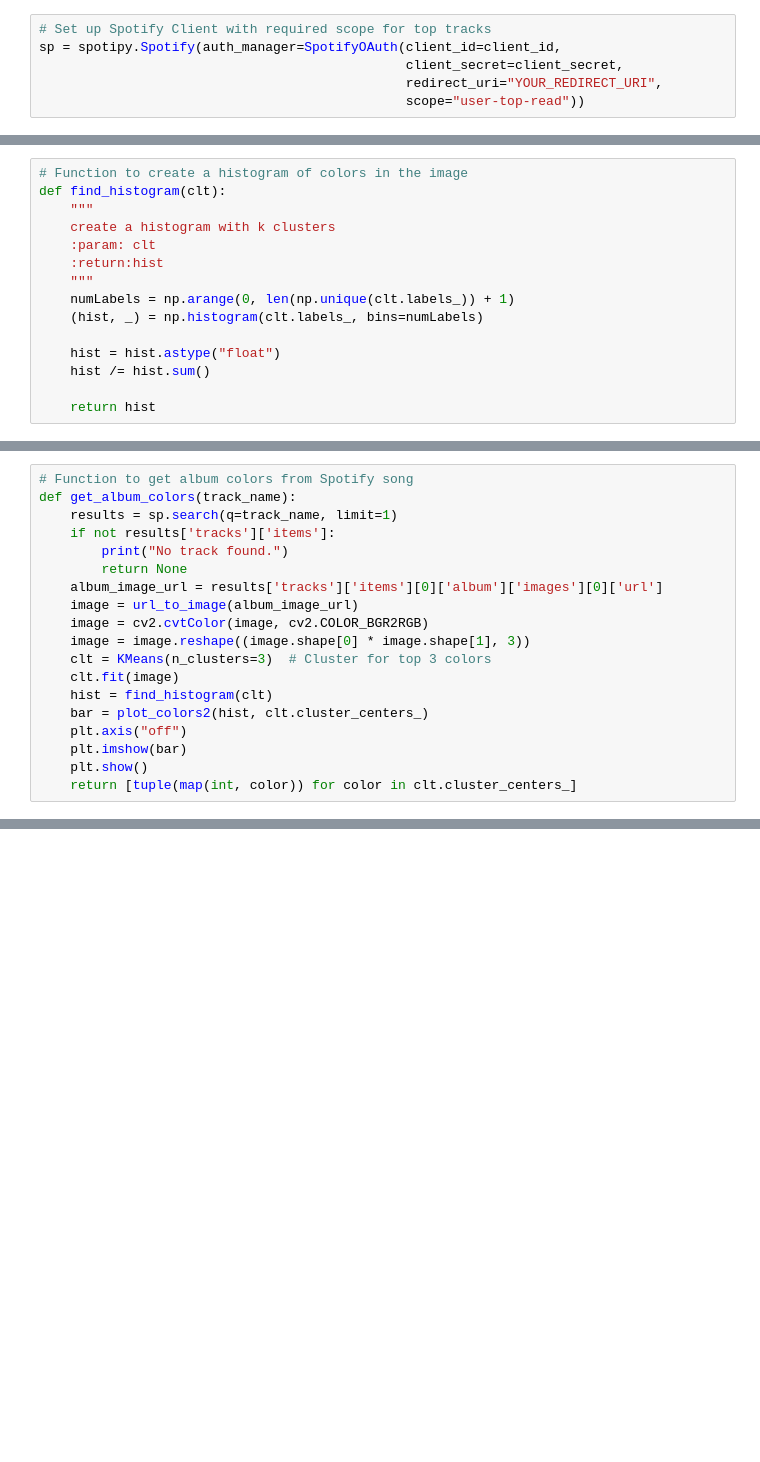
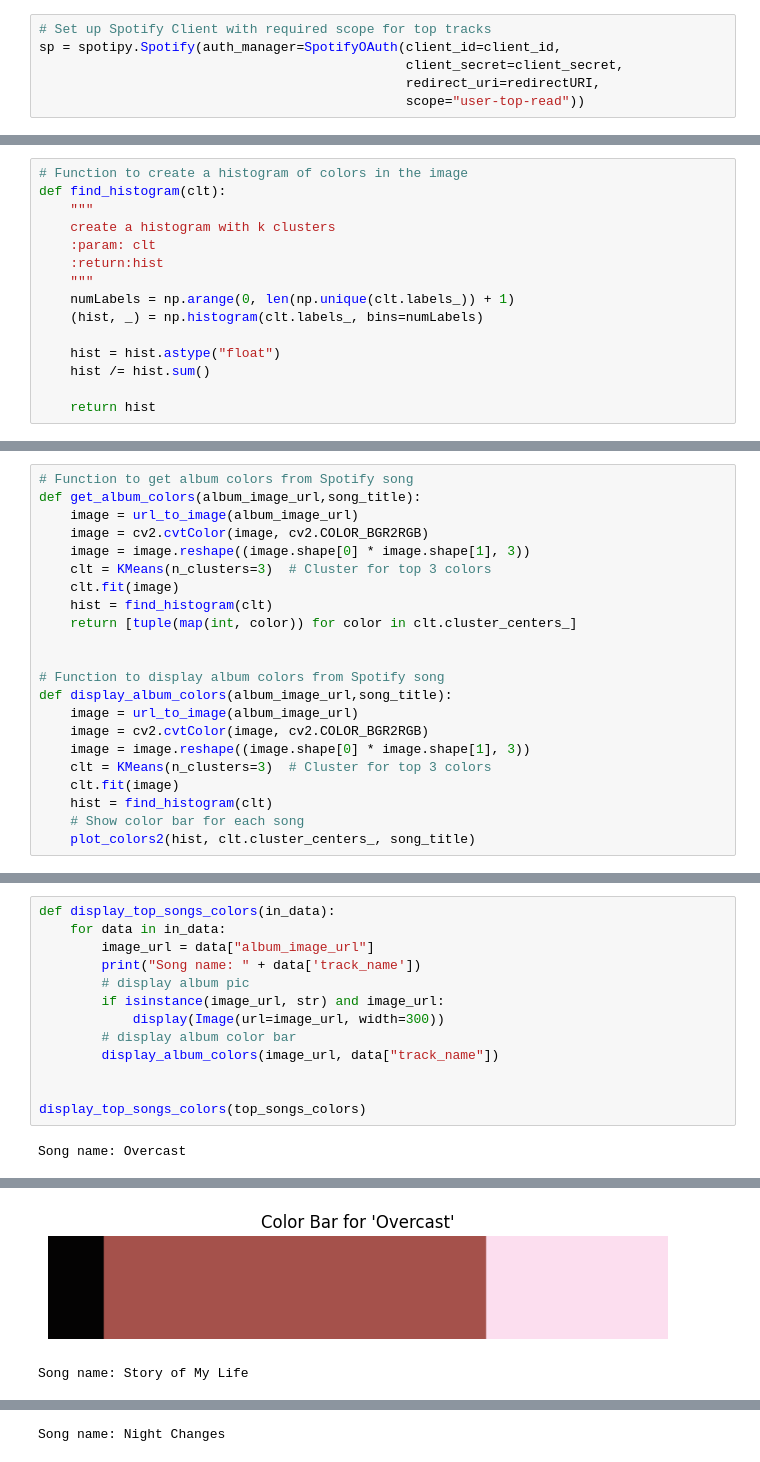
Before and after one commit to Beichennnn/spotify-shopstyle-interface, a Jupyter notebook: Spotify-Outfit.ipynb, the cells around one changed output, grey strips where cells are left out. Cells and saved outputs as stored; diff of their text form; blank space fills up the shorter version.

Commit message:
final change about color

```diff
--- a/Spotify-Outfit.ipynb
+++ b/Spotify-Outfit.ipynb
@@ -27,7 +27,7 @@ username = api_tokens["username"]
 # Set up Spotify Client with required scope for top tracks
 sp = spotipy.Spotify(auth_manager=SpotifyOAuth(client_id=client_id,
                                                client_secret=client_secret,
-                                               redirect_uri="YOUR_REDIRECT_URI",
+                                               redirect_uri=redirectURI,
                                                scope="user-top-read"))
 # %%
 # shopstyle Setup
@@ -74,20 +77,23 @@ def plot_colors2(hist, centroids):
 # %%
 # Function to get album colors from Spotify song
-def get_album_colors(track_name):
-    results = sp.search(q=track_name, limit=1)
-    if not results['tracks']['items']:
-        print("No track found.")
-        return None
-    album_image_url = results['tracks']['items'][0]['album']['images'][0]['url']
+def get_album_colors(album_image_url,song_title):
     image = url_to_image(album_image_url)
     image = cv2.cvtColor(image, cv2.COLOR_BGR2RGB)
     image = image.reshape((image.shape[0] * image.shape[1], 3))
     clt = KMeans(n_clusters=3)  # Cluster for top 3 colors
     clt.fit(image)
     hist = find_histogram(clt)
-    bar = plot_colors2(hist, clt.cluster_centers_)
-    plt.axis("off")
-    plt.imshow(bar)
-    plt.show()
     return [tuple(map(int, color)) for color in clt.cluster_centers_]
+
+
+# Function to display album colors from Spotify song
+def display_album_colors(album_image_url,song_title):
+    image = url_to_image(album_image_url)
+    image = cv2.cvtColor(image, cv2.COLOR_BGR2RGB)
+    image = image.reshape((image.shape[0] * image.shape[1], 3))
+    clt = KMeans(n_clusters=3)  # Cluster for top 3 colors
+    clt.fit(image)
+    hist = find_histogram(clt)
+    # Show color bar for each song
+    plot_colors2(hist, clt.cluster_centers_, song_title)
 # %%
@@ -191,0 +297,15 @@ def generate_music_inspired_outfit_recommendations(gender):
+# %%
+def display_top_songs_colors(in_data):
+    for data in in_data:
+        image_url = data["album_image_url"]
+        print("Song name: " + data['track_name'])
+        # display album pic
+        if isinstance(image_url, str) and image_url:
+            display(Image(url=image_url, width=300))
+        # display album color bar
+        display_album_colors(image_url, data["track_name"])
+
+
+display_top_songs_colors(top_songs_colors)
+# %% [output]
+Song name: Overcast
@@ -191,0 +313,2 @@ def generate_music_inspired_outfit_recommendations(gender):
+[figure, added]
+Song name: Story of My Life
@@ -191,0 +317 @@ def generate_music_inspired_outfit_recommendations(gender):
+Song name: Night Changes
```
Also changed, not shown: parts of 12 cells of this notebook, 2 other files.
